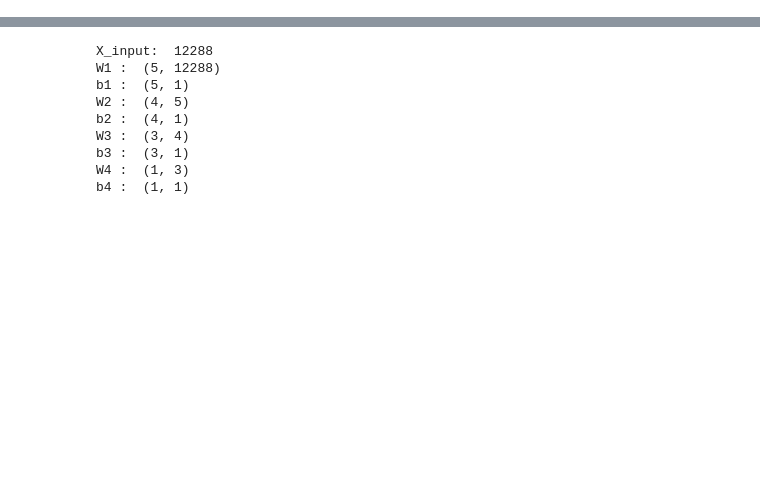
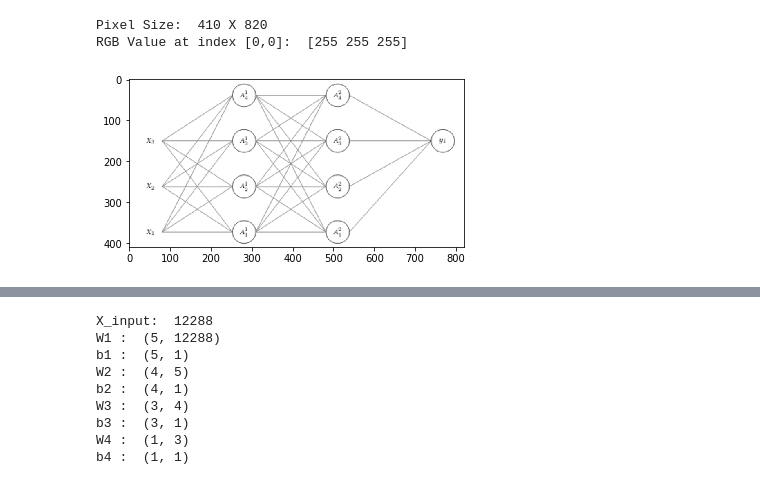
Before and after one commit to erickserr125/pneumonia_identification_neural_network, a Jupyter notebook: pneumoniaTest/pneumoniaTracker.ipynb, the cells around one changed output, grey strips where cells are left out. Drawn from its saved outputs; the diff is of its cells as text; code cells hidden in the pictures; blank space fills up the shorter version.

```diff
--- a/pneumoniaTest/pneumoniaTracker.ipynb
+++ b/pneumoniaTest/pneumoniaTracker.ipynb
@@ -150,0 +235,40 @@ def initialize_parameters(layer_dims):
+# %%
+#New def to give better quality images
+def load_images_show(folder):
+    image_size = 410
+    images = []
+    counter =0
+    for filename in os.scandir(folder):
+            counter += 1
+
+            #Consider edge-case where there is a folder inside the list of images
+            if(os.path.isdir(filename)):
+                continue
+
+            #Path/to/file + /filename.extension
+            img = Image.open(os.path.join(folder,os.path.basename(filename)))
+
+            #standardize image size for easier computation
+            img = img.resize((image_size*2, image_size))
+            img = np.array(img.convert(mode = "RGB"))
+
+            if(counter %100 == 0):
+                print("Iteration: ", counter,": ",filename)
+
+            images.append(img)
+
+            #Print Image shape
+            print("Pixel Size: ", img.shape[0],"X",img.shape[1])
+            #Print Image RGB value at pixel[0,0]
+            print("RGB Value at index [0,0]: ", img[0,0,:])
+            plt.imshow(img)
+            plt.show()
+
+    return np.asarray(images)
+
+#Load file here!
+NN_architecture = load_images_show('images')
+# %% [output]
+Pixel Size:  410 X 820
+RGB Value at index [0,0]:  [255 255 255]
+[figure, added]
```
Also changed, not shown: parts of 34 cells of this notebook, 1 other file.
